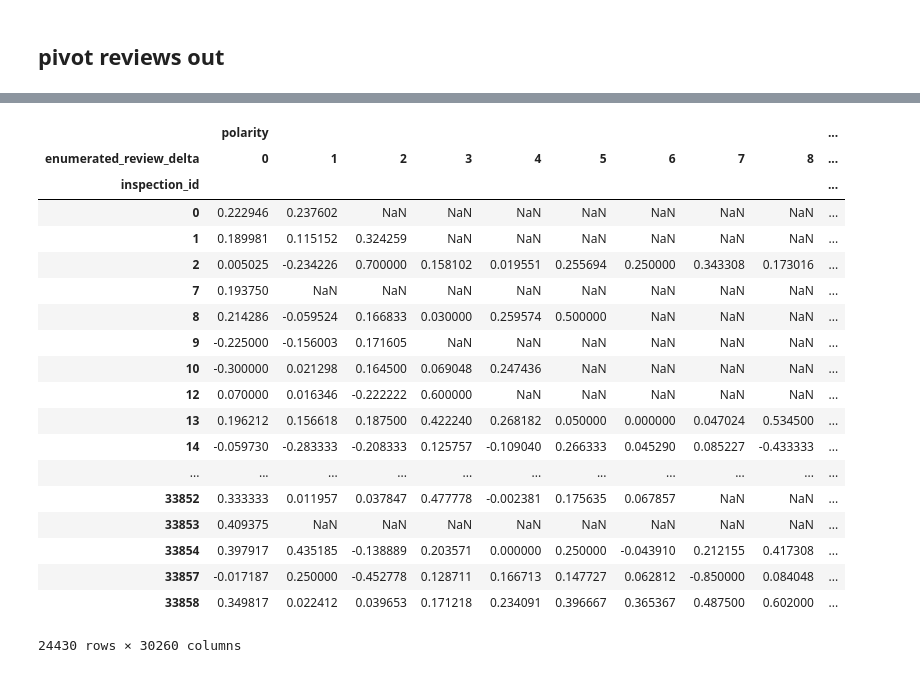
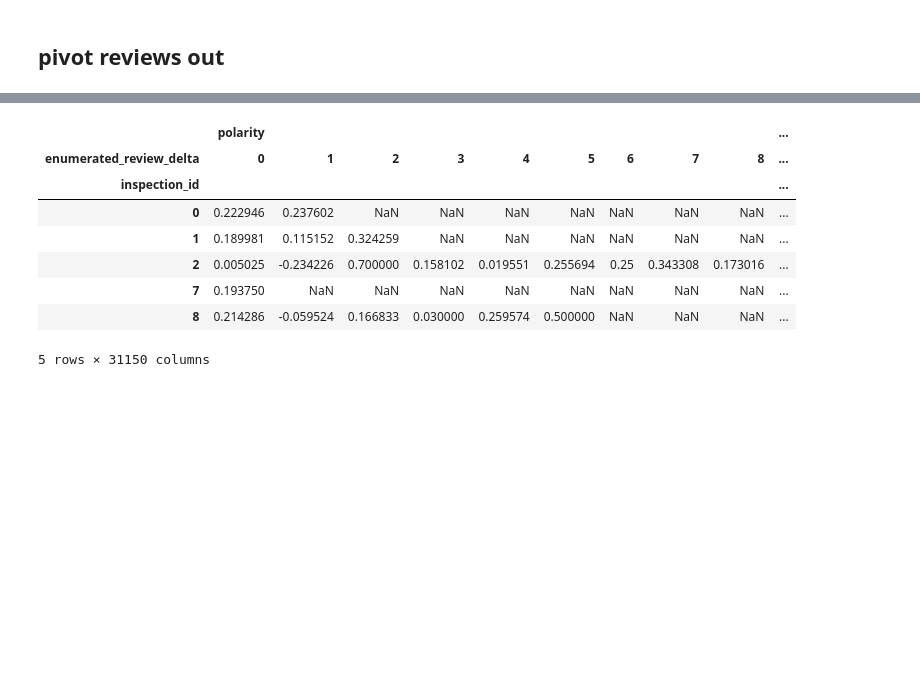
Before and after one commit to potatochip/kojak, a Jupyter notebook: restart.ipynb, the cells around one changed output, grey strips where cells are left out. Drawn from its saved outputs; the diff is of its cells as text; code cells hidden in the pictures; blank space fills up the shorter version.

```diff
--- a/restart.ipynb
+++ b/restart.ipynb
@@ -185,12 +185,12 @@ df.to_pickle('pickle_jar/pre-pivot_all_non_review')
 # planning to treat this as a categorical variable later so making it zero shouldnt affect anything
 just_review_data.review_stars = just_review_data.review_stars.fillna(0)
 # %%
-just_review_data.to_pickle('pickle_jar/pre-pivot_365')
+just_review_data.sort(['inspection_id', 'enumerated_review_delta']).to_pickle('pickle_jar/pre-pivot_365')
 # %% [markdown]
 ## combine sentiment and similarity with pre-pivot 365 review related data into one dataframe for pivoting
 # %%
-# sentiment = pd.read_pickle('pickle_jar/review_text_sentiment_pivot')
-# similarity = pd.read_pickle('pickle_jar/similarity_vectors_pivot')
+sentiment = pd.read_pickle('pickle_jar/review_text_sentiment_pivot')
+similarity = pd.read_pickle('pickle_jar/similarity_length_pivot')
 # %%
 sentiment = sentiment[['inspection_id', 'enumerated_review_delta', 'polarity', 'subjectivity', 'neg', 'neu', 'pos', 'compound']]
 # %%
@@ -210,7 +210,7 @@ See the the caveats in the documentation: http://pandas.pydata.org/pandas-docs/s
 # %%
 combo = pd.merge(combo, just_review_data, on=['inspection_id', 'enumerated_review_delta'])
 # %%
-combo.to_pickle('pickle_jar/pre-pivot_all_review_combo_365')
+combo.sort(['inspection_id', 'enumerated_review_delta']).reset_index(drop=True).to_pickle('pickle_jar/pre-pivot_all_review_combo_365')
 # %%
 # sim_length = lambda x: len(np.where(x > 0.7)[0])
 def sim_length(x):
@@ -387,7 +309,7 @@ score_lvl_3 ~ subjectivity + review_votes_cool + review_votes_funny + review_vot
 # %% [markdown]
 ## pivot reviews out
 # %%
-combo.set_index(['inspection_id', 'enumerated_review_delta'])
+combo.set_index(['inspection_id', 'enumerated_review_delta']).head()
 # %% [output]
 |  |  | polarity | subjectivity | neg | neu | pos | compound | manager | ... |
 | inspection_id | enumerated_review_delta |  |  |  |  |  |  |  | ... |
@@ -411,26 +322,15 @@ combo.set_index(['inspection_id', 'enumerated_review_delta'])
 # %%
-combo.pivot(index='inspection_id', columns='enumerated_review_delta')
-# combo.set_index(['inspection_id', 'enumerated_review_delta']).unstack(1)
-# combo.pivot_table(index='inspection_id', columns='enumerated_review_delta')
-# df.groupby('inspection_id').max()
+combo.pivot(index='inspection_id', columns='enumerated_review_delta').head()
+# combo.set_index(['inspection_id', 'enumerated_review_delta']).unstack(1).head()
+# combo.pivot_table(index='inspection_id', columns='enumerated_review_delta').head()
+# df.groupby('inspection_id').max().head()
 # %% [output]
 |  | polarity |  |  |  |  |  |  |  |  | ... |
 | enumerated_review_delta | 0 | 1 | 2 | 3 | 4 | 5 | 6 | 7 | 8 | ... |
 | inspection_id |  |  |  |  |  |  |  |  |  | ... |
 | 0 | 0.222946 | 0.237602 | NaN | NaN | NaN | NaN | NaN | NaN | NaN | ... |
 | 1 | 0.189981 | 0.115152 | 0.324259 | NaN | NaN | NaN | NaN | NaN | NaN | ... |
-| 2 | 0.005025 | -0.234226 | 0.700000 | 0.158102 | 0.019551 | 0.255694 | 0.250000 | 0.343308 | 0.173016 | ... |
+| 2 | 0.005025 | -0.234226 | 0.700000 | 0.158102 | 0.019551 | 0.255694 | 0.25 | 0.343308 | 0.173016 | ... |
 | 7 | 0.193750 | NaN | NaN | NaN | NaN | NaN | NaN | NaN | NaN | ... |
 | 8 | 0.214286 | -0.059524 | 0.166833 | 0.030000 | 0.259574 | 0.500000 | NaN | NaN | NaN | ... |
-| 9 | -0.225000 | -0.156003 | 0.171605 | NaN | NaN | NaN | NaN | NaN | NaN | ... |
-| 10 | -0.300000 | 0.021298 | 0.164500 | 0.069048 | 0.247436 | NaN | NaN | NaN | NaN | ... |
-| 12 | 0.070000 | 0.016346 | -0.222222 | 0.600000 | NaN | NaN | NaN | NaN | NaN | ... |
-| 13 | 0.196212 | 0.156618 | 0.187500 | 0.422240 | 0.268182 | 0.050000 | 0.000000 | 0.047024 | 0.534500 | ... |
-| 14 | -0.059730 | -0.283333 | -0.208333 | 0.125757 | -0.109040 | 0.266333 | 0.045290 | 0.085227 | -0.433333 | ... |
-| ... | ... | ... | ... | ... | ... | ... | ... | ... | ... | ... |
-| 33852 | 0.333333 | 0.011957 | 0.037847 | 0.477778 | -0.002381 | 0.175635 | 0.067857 | NaN | NaN | ... |
-| 33853 | 0.409375 | NaN | NaN | NaN | NaN | NaN | NaN | NaN | NaN | ... |
-| 33854 | 0.397917 | 0.435185 | -0.138889 | 0.203571 | 0.000000 | 0.250000 | -0.043910 | 0.212155 | 0.417308 | ... |
-| 33857 | -0.017187 | 0.250000 | -0.452778 | 0.128711 | 0.166713 | 0.147727 | 0.062812 | -0.850000 | 0.084048 | ... |
-| 33858 | 0.349817 | 0.022412 | 0.039653 | 0.171218 | 0.234091 | 0.396667 | 0.365367 | 0.487500 | 0.602000 | ... |
-24430 rows × 30260 columns
+5 rows × 31150 columns
```
Also changed, not shown: parts of 40 cells of this notebook, 7 other files.
